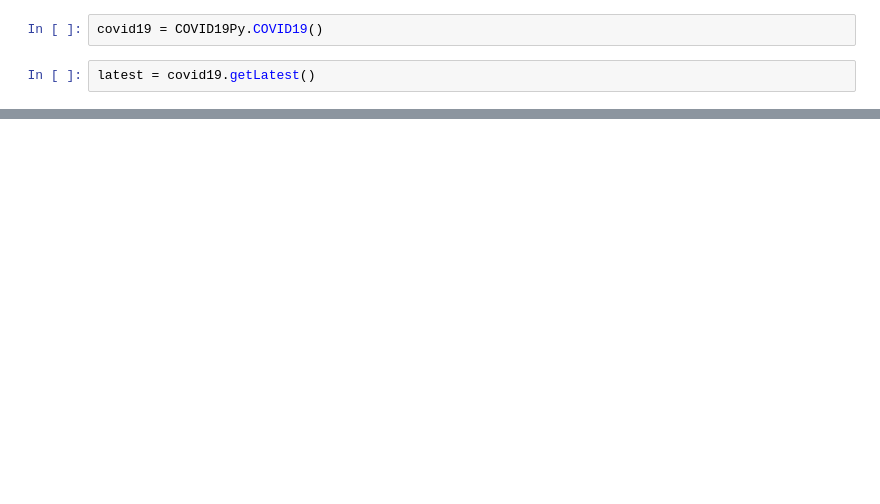
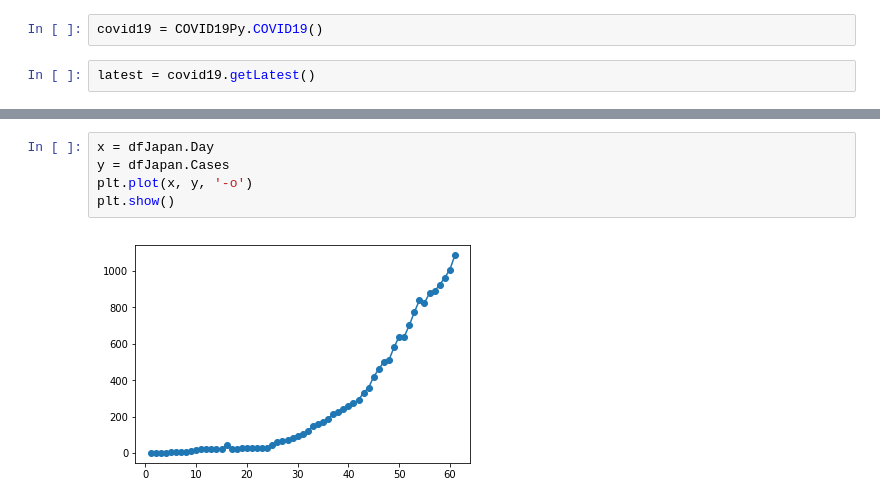
Before and after one commit to bkawakami/DataScienceCoronavirus2020, a Jupyter notebook: covid19_good_scenario.ipynb, the cells around one changed output, grey strips where cells are left out. Drawn from its saved outputs; the diff is of its cells as text; blank space fills up the shorter version.

```diff
--- a/covid19_good_scenario.ipynb
+++ b/covid19_good_scenario.ipynb
@@ -140,0 +117,7 @@ print(calc_stable_day(dfChina))
+# %%
+x = dfJapan.Day
+y = dfJapan.Cases
+plt.plot(x, y, '-o')
+plt.show()
+# %% [output]
+[figure, added]
```
Also changed, not shown: parts of 38 cells of this notebook, 4 other files.
